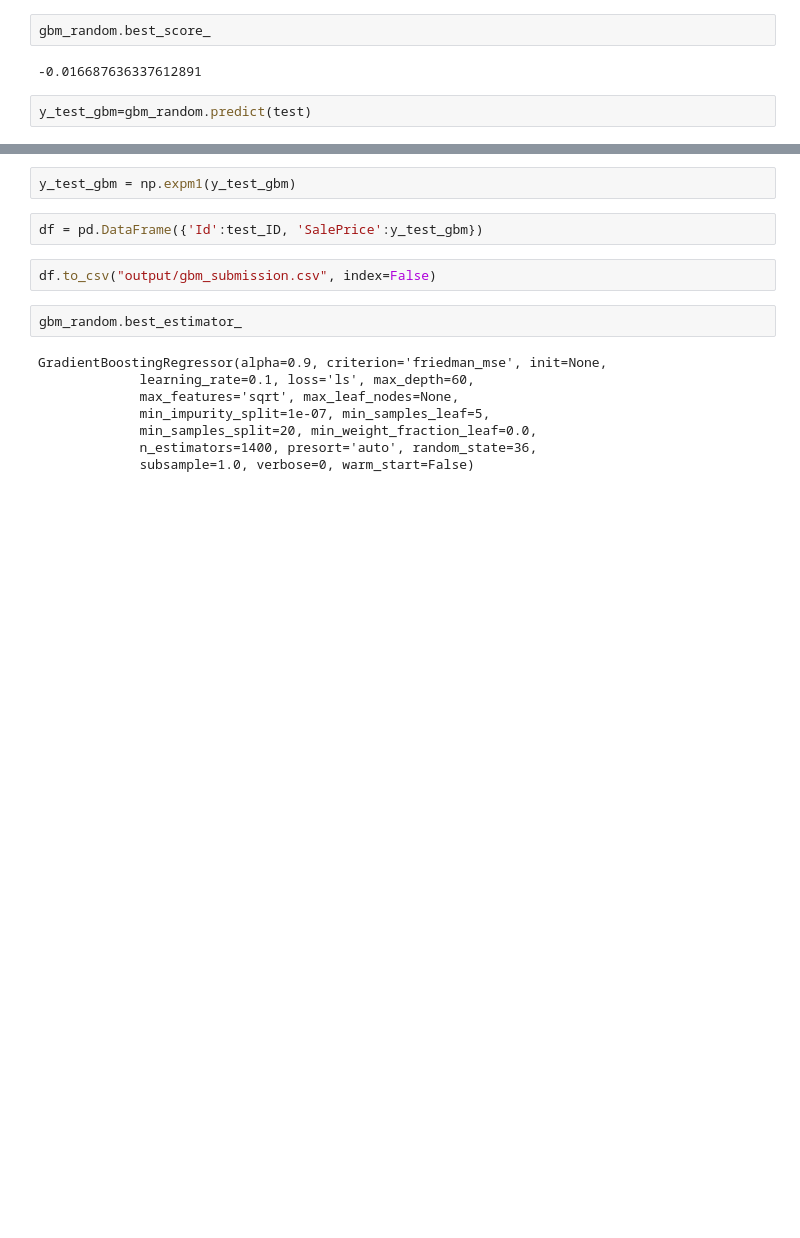
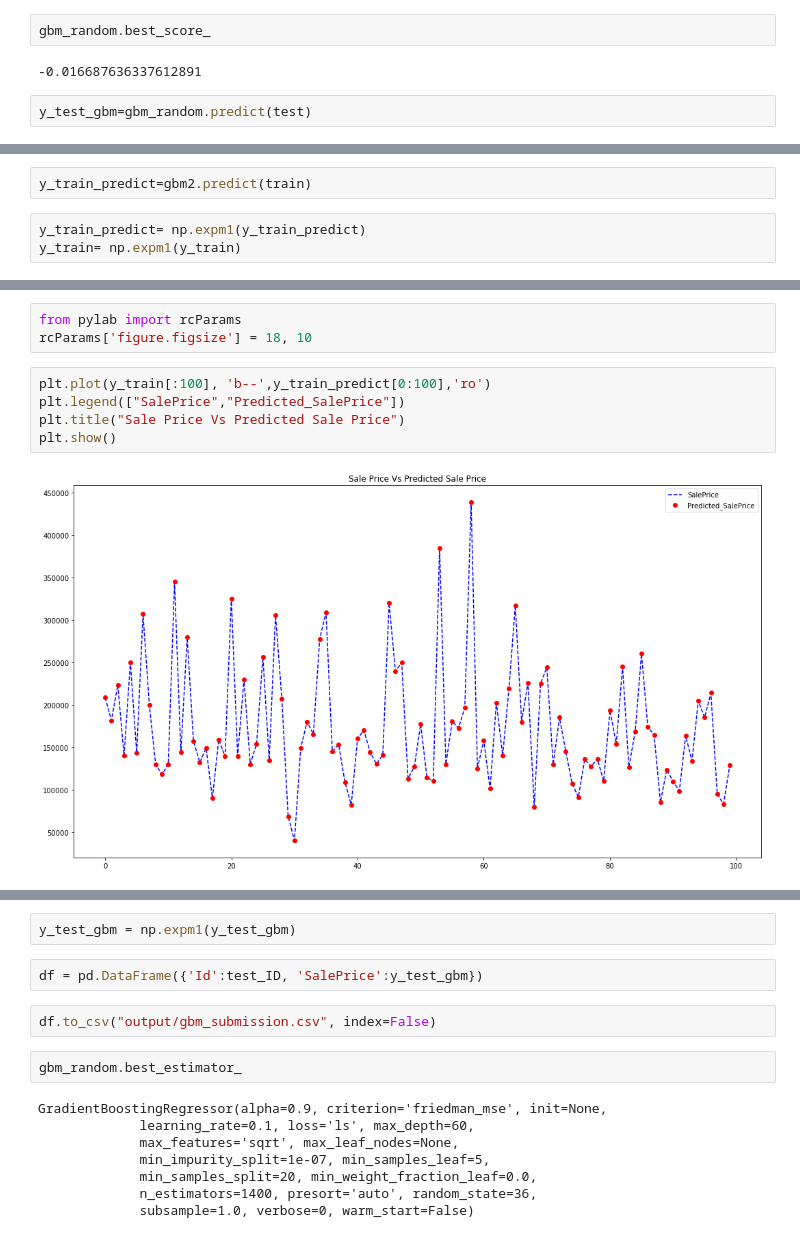
Before and after one commit to guilhermemarson/udacity, a Jupyter notebook: ames_house_prices/model.ipynb, the cells around one changed output, grey strips where cells are left out. Cells and saved outputs as stored; diff of their text form; blank space fills up the shorter version.

```diff
--- a/ames_house_prices/model.ipynb
+++ b/ames_house_prices/model.ipynb
@@ -144,0 +198,5 @@ y_test_gbm=gbm_random.predict(test)
+# %%
+y_train_predict=gbm2.predict(train)
+# %%
+y_train_predict= np.expm1(y_train_predict)
+y_train= np.expm1(y_train)
@@ -144,0 +241,10 @@ y_test_gbm=gbm_random.predict(test)
+# %%
+from pylab import rcParams
+rcParams['figure.figsize'] = 18, 10
+# %%
+plt.plot(y_train[:100], 'b--',y_train_predict[0:100],'ro')
+plt.legend(["SalePrice","Predicted_SalePrice"])
+plt.title("Sale Price Vs Predicted Sale Price")
+plt.show()
+# %% [output]
+[figure, added]
```
Also changed, not shown: parts of 15 cells of this notebook, 3 other files.
